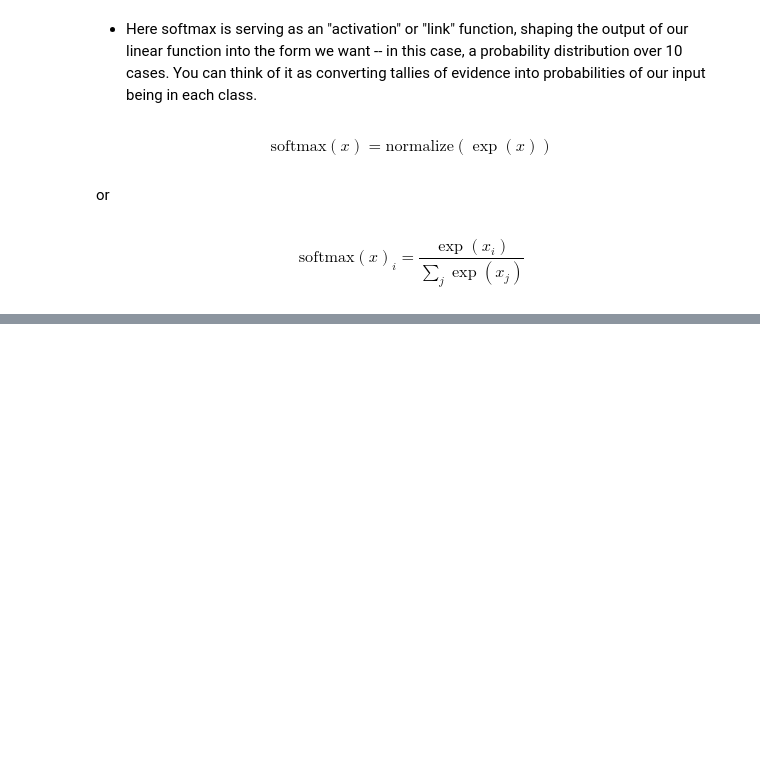
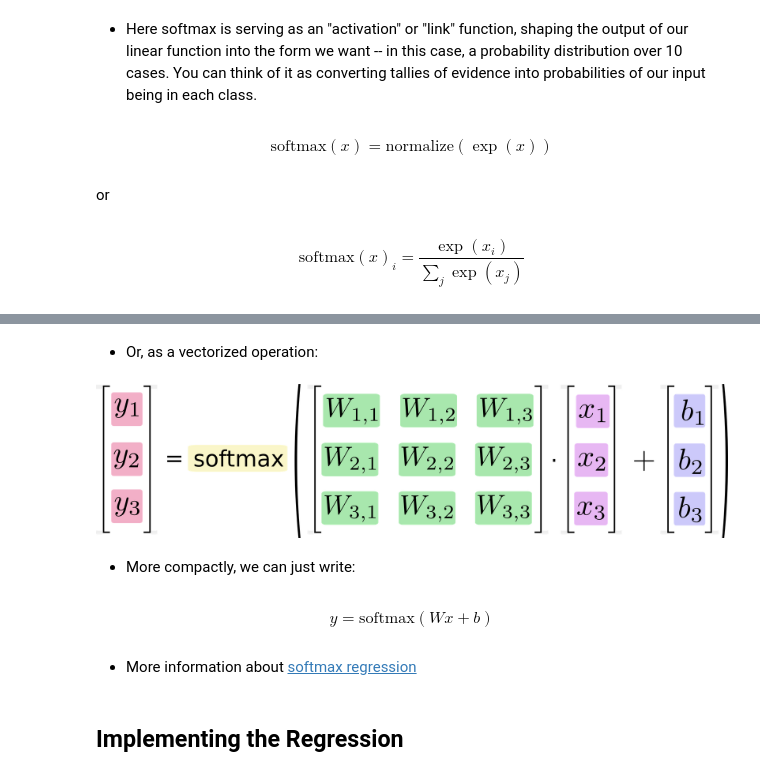
Before and after one commit to mulhod/tensorflow_tutorials, a Jupyter notebook: tutorial_notebooks/MNIST_for_ML_Beginners/MNIST_for_ML_Beginners.ipynb, the cells around one changed output, grey strips where cells are left out. Saved outputs shown, nothing was run; the diff lists cells and outputs as text; code cells hidden in the pictures; blank space fills up the shorter version.

```diff
--- a/tutorial_notebooks/MNIST_for_ML_Beginners/MNIST_for_ML_Beginners.ipynb
+++ b/tutorial_notebooks/MNIST_for_ML_Beginners/MNIST_for_ML_Beginners.ipynb
@@ -63,0 +71,16 @@ $$\text{softmax}(x)_i = \frac{\exp(x_i)}{\sum_j \exp(x_j)}$$
+# %% [markdown]
+- Or, as a vectorized operation:
+# %%
+Image(filename='../MNIST_for_ML_Beginners/softmax-regression-vectorequation.png')
+# %% [output]
+[figure, added]
+# %% [markdown]
+- More compactly, we can just write:
+# %%
+display(Math(r'y = \text{softmax}(Wx + b)'))
+# %% [output]
+$$y = \text{softmax}(Wx + b)$$
+# %% [markdown]
+- More information about [softmax regression](http://neuralnetworksanddeeplearning.com/chap3.html#softmax)
+# %% [markdown]
+## Implementing the Regression
```
Also changed, not shown: parts of 25 cells of this notebook, 4 other files.
